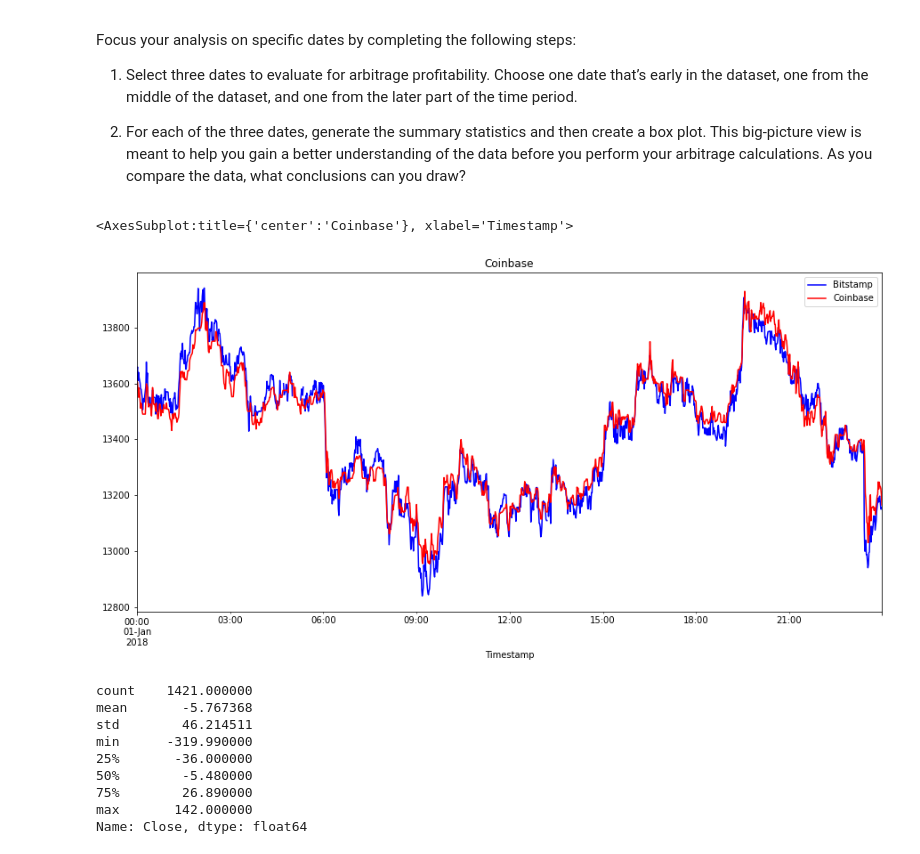
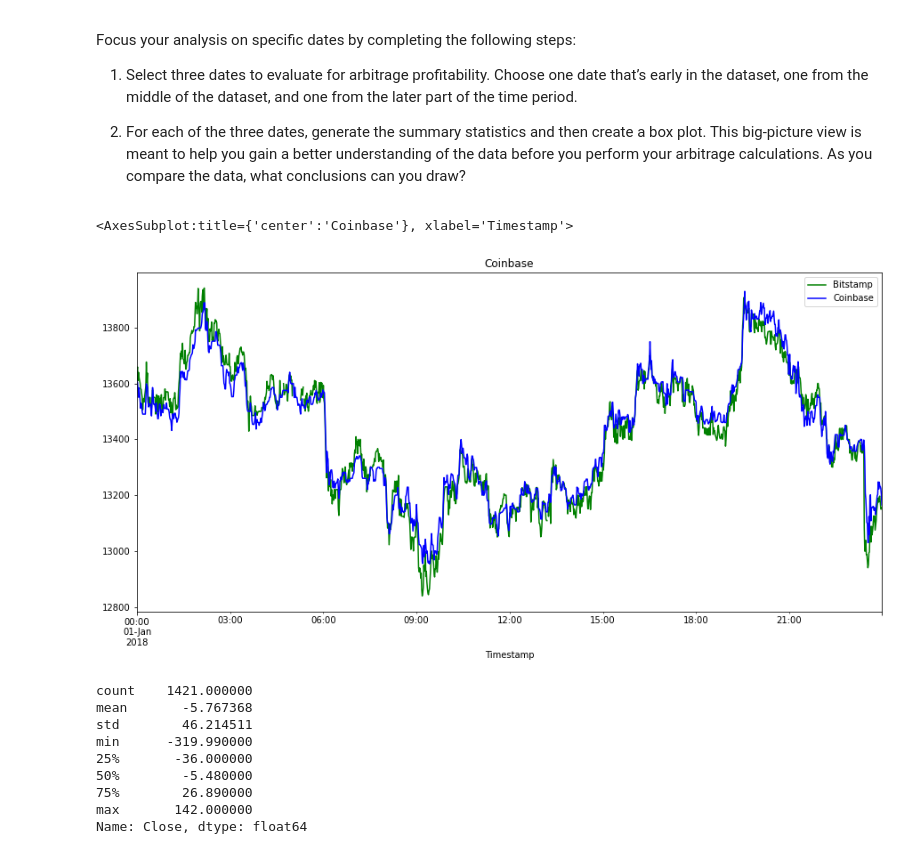
Before and after one commit to quinnwong31/CryptoArbitrage, a Jupyter notebook: crypto_arbitrage.ipynb, the cells around one changed output. Saved outputs shown, nothing was run; the diff lists cells and outputs as text; code cells hidden in the pictures.

```diff
--- a/crypto_arbitrage.ipynb
+++ b/crypto_arbitrage.ipynb
@@ -118,7 +119,7 @@ bitstamp.dropna()
 ### Step 2: Use the `str.replace` function to remove the dollar signs ($) from the values in the Close column.
 # %%
 # Use the str.replace function to remove the dollar sign, $
-bitstamp.loc[:, 'Close'] = bitstamp.loc[:, 'Close'].str.replace("$", "")
+bitstamp.loc[:, 'Close'] = bitstamp.loc[:, 'Close'].str.replace("$", "", regex=True)
 # %% [markdown]
 ### Step 3: Convert the data type of the Close column to a `float`.
 # %%
@@ -152,12 +154,12 @@ Length: 129540, dtype: bool
 coinbase.dropna()
 
 # Step 2. Use the str.replace function to remove the dollar sign, $
-coinbase.loc[:, 'Close'] = coinbase.loc[:, 'Close'].str.replace("$", "")
+coinbase.loc[:, 'Close'] = coinbase.loc[:, 'Close'].str.replace("$", "", regex=False)
 
 # Step 3. Convert the Close data type to a float
 coinbase.loc[:, 'Close'] = coinbase.loc[:, 'Close'].astype('float')
 
 # Step 4. Review the data for duplicate values, and drop them if necessary
 coinbase.duplicated().sum()
-coinbase.drop_duplicated()
+coinbase.drop_duplicates()
 # %% [output]
@@ -324,15 +339,15 @@ Focus your analysis on specific dates by completing the following steps:
 # %%
 # Create an overlay plot that visualizes the two dataframes over a period of one day early in the dataset.
 # Be sure that the plots include the parameters `legend`, `figsize`, `title`, `color` and `label`
 bitstamp['Close'].loc['2018-01-01'].plot(
     legend=True, figsize=(15,7), title='Bitstamp',
-    color='blue', label='Bitstamp')
+    color='green', label='Bitstamp')
 coinbase['Close'].loc['2018-01-01'].plot(
     legend=True, figsize=(15,7), title='Coinbase',
-    color='red', label='Coinbase')
+    color='blue', label='Coinbase')
 # %% [output]
 <AxesSubplot:title={'center':'Coinbase'}, xlabel='Timestamp'>
-[figure, old version]
+[figure, new version]
 # %%
 # Using the early date that you have selected, calculate the arbitrage spread
 # by subtracting the bitstamp lower closing prices from the coinbase higher closing prices
```
Also changed, not shown: parts of 13 cells of this notebook.
